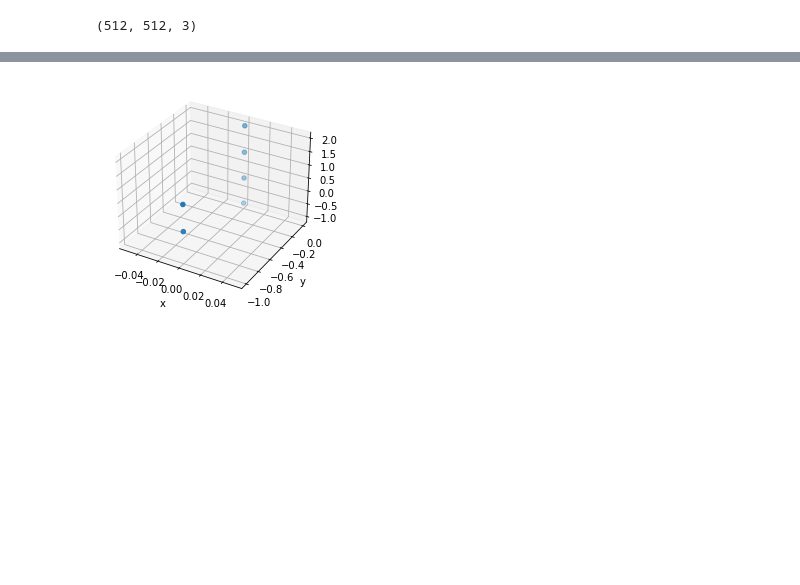
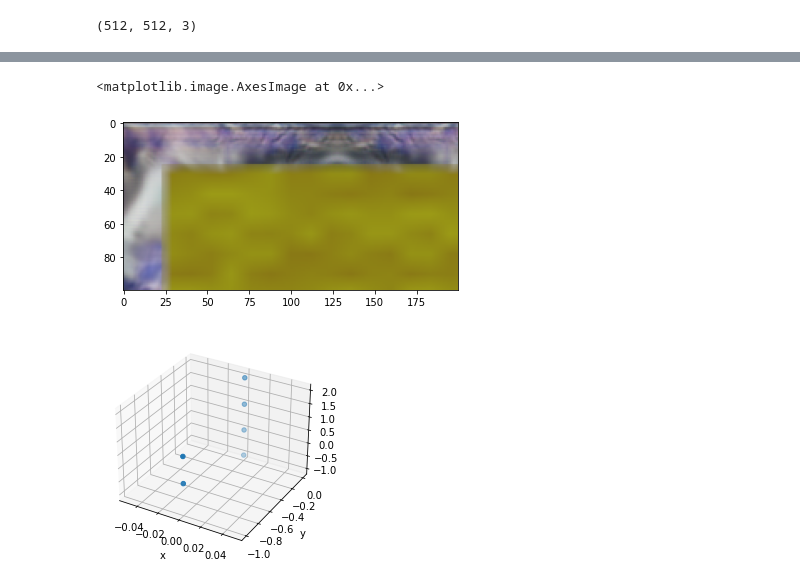
Before and after one commit to andstu/Image2Minecraft, a Jupyter notebook: Material_Extraction/outdated_Get_Materials.ipynb, the cells around one changed output, grey strips where cells are left out. Drawn from its saved outputs; the diff is of its cells as text; code cells hidden in the pictures; blank space fills up the shorter version.

```diff
--- a/Material_Extraction/outdated_Get_Materials.ipynb
+++ b/Material_Extraction/outdated_Get_Materials.ipynb
@@ -63,3 +63,8 @@ plt.imshow(image)
+# %%
+plt.imshow(image[:100,:200])
+# %% [output]
+<matplotlib.image.AxesImage at 0x...>
+[figure, added]
 # %%
 %load_ext autoreload
 %autoreload 2
```
Also changed, not shown: parts of 9 cells of this notebook, 14 other files.
